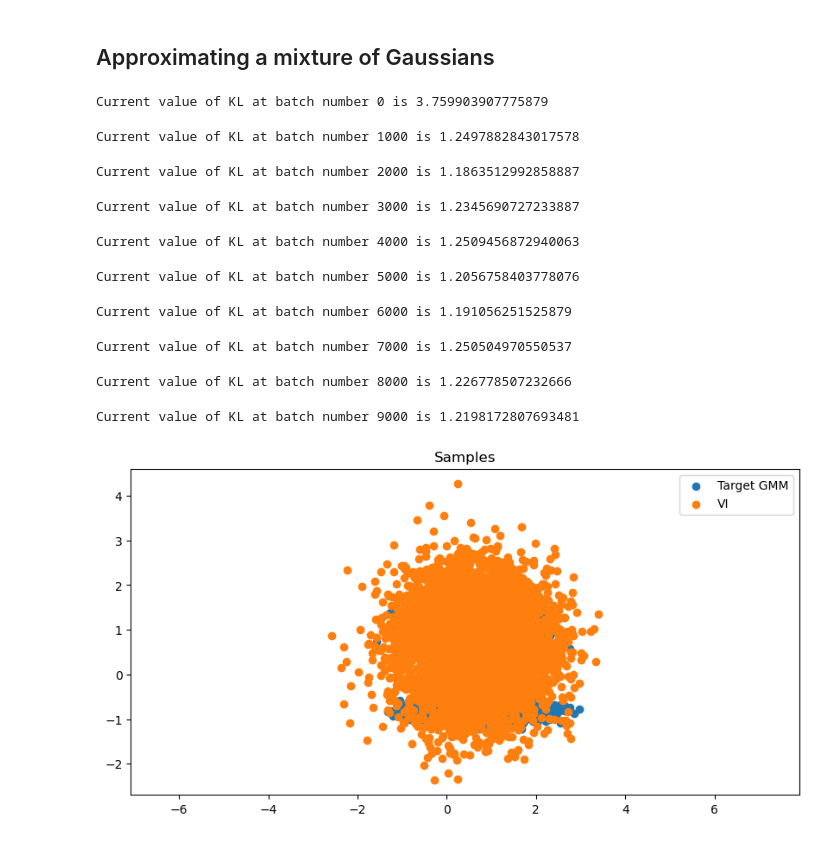
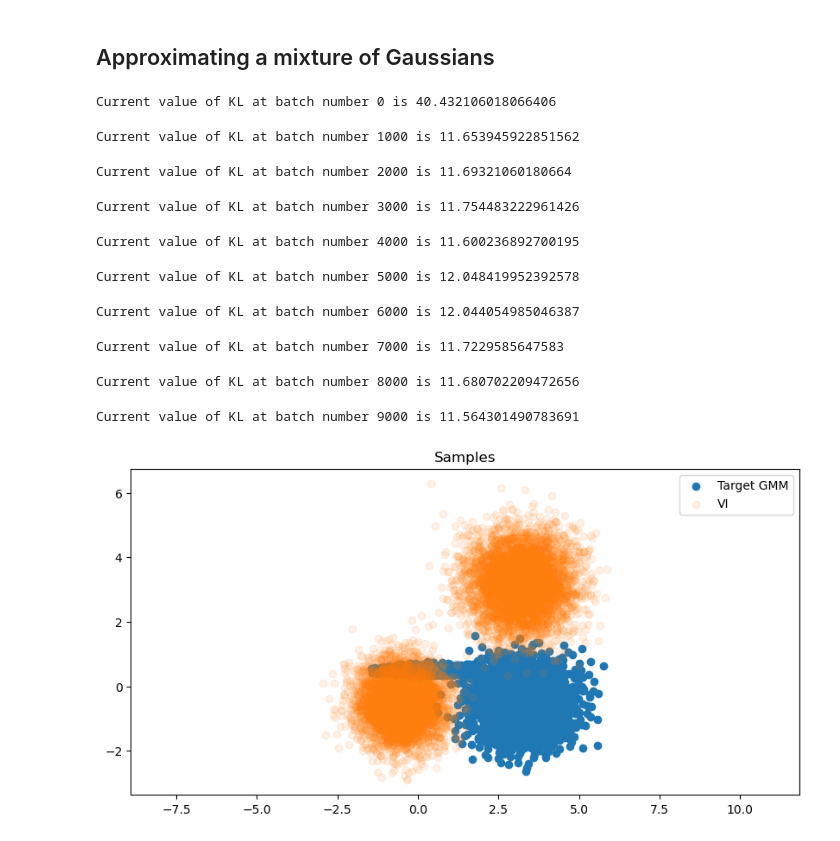
Before and after one commit to nkotelevskii/vi_mcmc_workaround, a Jupyter notebook: notebooks/simple_VI_with_GMM.ipynb, the cells around one changed output. Cells and saved outputs as stored; diff of their text form; code cells hidden in the pictures.

```diff
--- a/notebooks/simple_VI_with_GMM.ipynb
+++ b/notebooks/simple_VI_with_GMM.ipynb
@@ -222,11 +226,14 @@ mus_param = nn.Parameter(torch.tensor([[0., 0.],[1., 1.]], device=device, dtype=
 
 stds_param_raw = nn.Parameter(torch.tensor([[0., 0.],[0., 0.]], device=device, dtype=torch.float32))
 
-pi = nn.Parameter(torch.tensor(0.5, device=device, dtype=torch.float32))
+pi_raw = nn.Parameter(torch.tensor(0., device=device, dtype=torch.float32))
 
-optimizer = torch.optim.Adam(params=[mus_param, stds_param_raw, pi], lr=1e-2)
+optimizer = torch.optim.Adam(params=[mus_param, stds_param_raw, pi_raw], lr=1e-2)
 lr_scheduler = torch.optim.lr_scheduler.StepLR(optimizer=optimizer, step_size=100, gamma=0.75)
 
+
+std_normal = torch.distributions.Normal(loc=mus_param[0],
+                                       scale=torch.tensor(1., device=device, dtype=torch.float32))
 std_normal1 = torch.distributions.Normal(loc=mus_param[0],
                                        scale=torch.tensor(1., device=device, dtype=torch.float32))
 std_normal2 = torch.distributions.Normal(loc=mus_param[1],
@@ -237,13 +244,18 @@ std_normal2 = torch.distributions.Normal(loc=mus_param[1],
 #std_normal_mix = torch.distributions.MixtureSameFamily(mix, comp)
 # %%
 for i in tqdm(range(num_batches)):
-    u = pi * std_normal1.sample((batch_size, 2)) + (1 - pi) * std_normal2.sample((batch_size, 2))
+    pi = torch.sigmoid(pi_raw)
 
-    std = torch.exp(stds_param_raw)
-    z = mus_param + u * std
+    dist = torch.distributions.Bernoulli(probs=torch.sigmoid(pi_raw))
+    c = int(dist.sample((1,))[0].item())
 
-    KL = -torch.sum(stds_param_raw) + pi * std_normal1.log_prob(u).sum(1).mean() + \
-    (1 - pi) * std_normal2.log_prob(u).sum(1).mean() - target_gmm.get_logdensity(z).mean()
+    u = std_normal.sample((batch_size, 2))
+
+    std = torch.exp(stds_param_raw[c])
+    z = mus_param[c] + u * std
+
+    KL = -torch.sum(stds_param_raw[c]) + target_gmm.get_logdensity(z).mean().detach() \
+    * std_normal.log_prob(u).sum(1).mean() - target_gmm.get_logdensity(z).mean()
 
     KL.backward()
     optimizer.step()
@@ -252,31 +264,37 @@ for i in tqdm(range(num_batches)):
     if i % 1000 == 0:
         print(f"Current value of KL at batch number {i} is {KL.cpu().detach().numpy()}")
 # %% [output]
-Current value of KL at batch number 0 is 3.759903907775879
+Current value of KL at batch number 0 is 40.432106018066406
-Current value of KL at batch number 1000 is 1.2497882843017578
+Current value of KL at batch number 1000 is 11.653945922851562
-Current value of KL at batch number 2000 is 1.1863512992858887
+Current value of KL at batch number 2000 is 11.69321060180664
-Current value of KL at batch number 3000 is 1.2345690727233887
+Current value of KL at batch number 3000 is 11.754483222961426
-Current value of KL at batch number 4000 is 1.2509456872940063
+Current value of KL at batch number 4000 is 11.600236892700195
-Current value of KL at batch number 5000 is 1.2056758403778076
+Current value of KL at batch number 5000 is 12.048419952392578
-Current value of KL at batch number 6000 is 1.191056251525879
+Current value of KL at batch number 6000 is 12.044054985046387
-Current value of KL at batch number 7000 is 1.250504970550537
+Current value of KL at batch number 7000 is 11.7229585647583
-Current value of KL at batch number 8000 is 1.226778507232666
+Current value of KL at batch number 8000 is 11.680702209472656
-Current value of KL at batch number 9000 is 1.2198172807693481
+Current value of KL at batch number 9000 is 11.564301490783691
 # %%
 N = 5000
 
-u = pi * std_normal1.sample((N,2)) + (1 - pi) * std_normal2.sample((N,2))
+dist = torch.distributions.Bernoulli(probs=torch.sigmoid(pi_raw))
+c = dist.sample((5000,1,1))
+c = torch.cat((c,c), dim=1)
+c = torch.cat((c,c), dim=2) # to same dim as u
+
+u = std_normal.sample((N,2))
+
 with torch.no_grad():
     std = torch.exp(stds_param_raw)
-    sample_varfamily = mus_param + u * std
+    sample_varfamily = c * (mus_param[0] + u * std[0]) + (1-c) * (mus_param[1] + u * std[1])
 
 samples_target_gmm = target_gmm.get_samples(N).cpu().numpy()
 
 plt.figure(figsize=(10, 5), dpi=100)
 plt.title('Samples')
 plt.scatter(samples_target_gmm[:, 0], samples_target_gmm[:, 1], label='Target GMM')
-plt.scatter(sample_varfamily[:, 0], sample_varfamily[:, 1], label='VI')
+plt.scatter(sample_varfamily[:, 0], sample_varfamily[:, 1], label='VI', alpha=0.1)
 plt.axis('equal')
 plt.legend();
 # %% [output]
-[figure, old version]
+[figure, new version]
```
Also changed, not shown: parts of 8 cells of this notebook.
